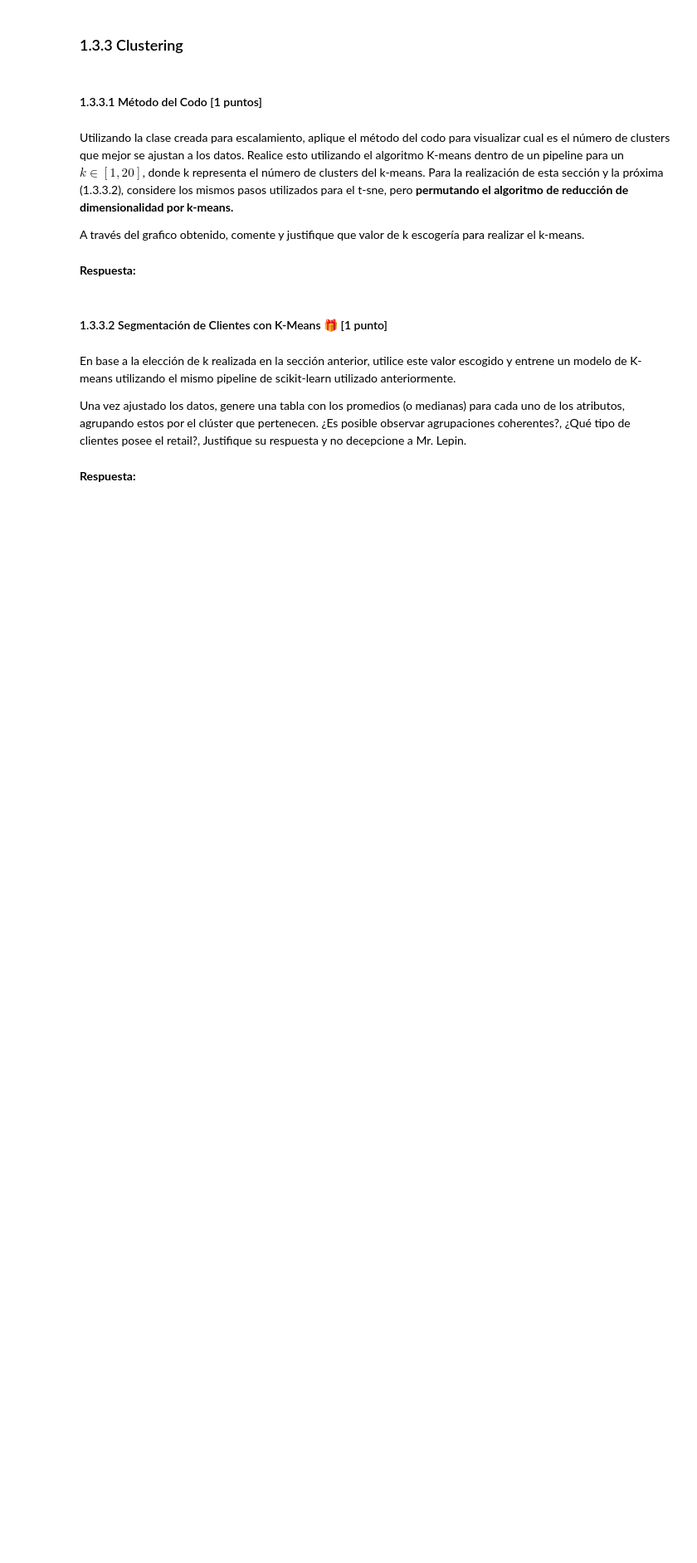
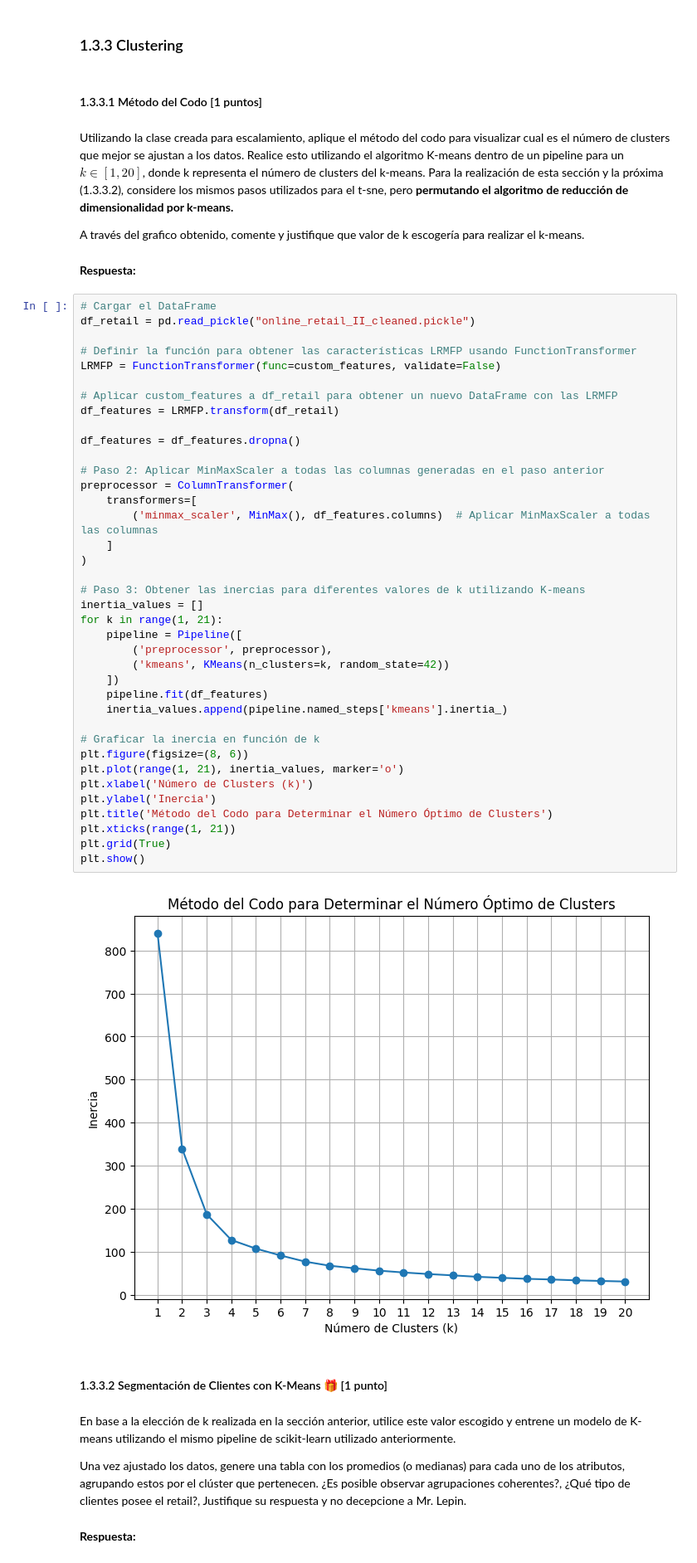
Before and after one commit to JoseSaffie/MDS7202-1-Primavera-2023, a Jupyter notebook: Laboratorios/Lab 7/Lab_07/Laboratorio7_Enunciado.ipynb, the cells around one changed output. Shown at 83% size. Saved outputs shown, nothing was run; the diff lists cells and outputs as text; blank space fills up the shorter version.

```diff
--- a/Laboratorios/Lab 7/Lab_07/Laboratorio7_Enunciado.ipynb
+++ b/Laboratorios/Lab 7/Lab_07/Laboratorio7_Enunciado.ipynb
@@ -391,6 +391,46 @@ Utilizando la clase creada para escalamiento, aplique el método del codo para v
 A través del grafico obtenido, comente y justifique que valor de k escogería para realizar el k-means.
 # %% [markdown]
 **Respuesta:**
+# %%
+# Cargar el DataFrame
+df_retail = pd.read_pickle("online_retail_II_cleaned.pickle")
+
+# Definir la función para obtener las características LRMFP usando FunctionTransformer
+LRMFP = FunctionTransformer(func=custom_features, validate=False)
+
+# Aplicar custom_features a df_retail para obtener un nuevo DataFrame con las LRMFP
+df_features = LRMFP.transform(df_retail)
+
+df_features = df_features.dropna()
+
+# Paso 2: Aplicar MinMaxScaler a todas las columnas generadas en el paso anterior
+preprocessor = ColumnTransformer(
+    transformers=[
+        ('minmax_scaler', MinMax(), df_features.columns)  # Aplicar MinMaxScaler a todas las columnas
+    ]
+)
+
+# Paso 3: Obtener las inercias para diferentes valores de k utilizando K-means
+inertia_values = []
+for k in range(1, 21):
+    pipeline = Pipeline([
+        ('preprocessor', preprocessor),
+        ('kmeans', KMeans(n_clusters=k, random_state=42))
+    ])
+    pipeline.fit(df_features)
+    inertia_values.append(pipeline.named_steps['kmeans'].inertia_)
+
+# Graficar la inercia en función de k
+plt.figure(figsize=(8, 6))
+plt.plot(range(1, 21), inertia_values, marker='o')
+plt.xlabel('Número de Clusters (k)')
+plt.ylabel('Inercia')
+plt.title('Método del Codo para Determinar el Número Óptimo de Clusters')
+plt.xticks(range(1, 21))
+plt.grid(True)
+plt.show()
+# %% [output]
+[figure, added]
 # %% [markdown]
 #### 1.3.3.2 Segmentación de Clientes con K-Means 🎁 [1 punto]
 # %% [markdown]
```
Also changed, not shown: parts of 2 cells of this notebook.
